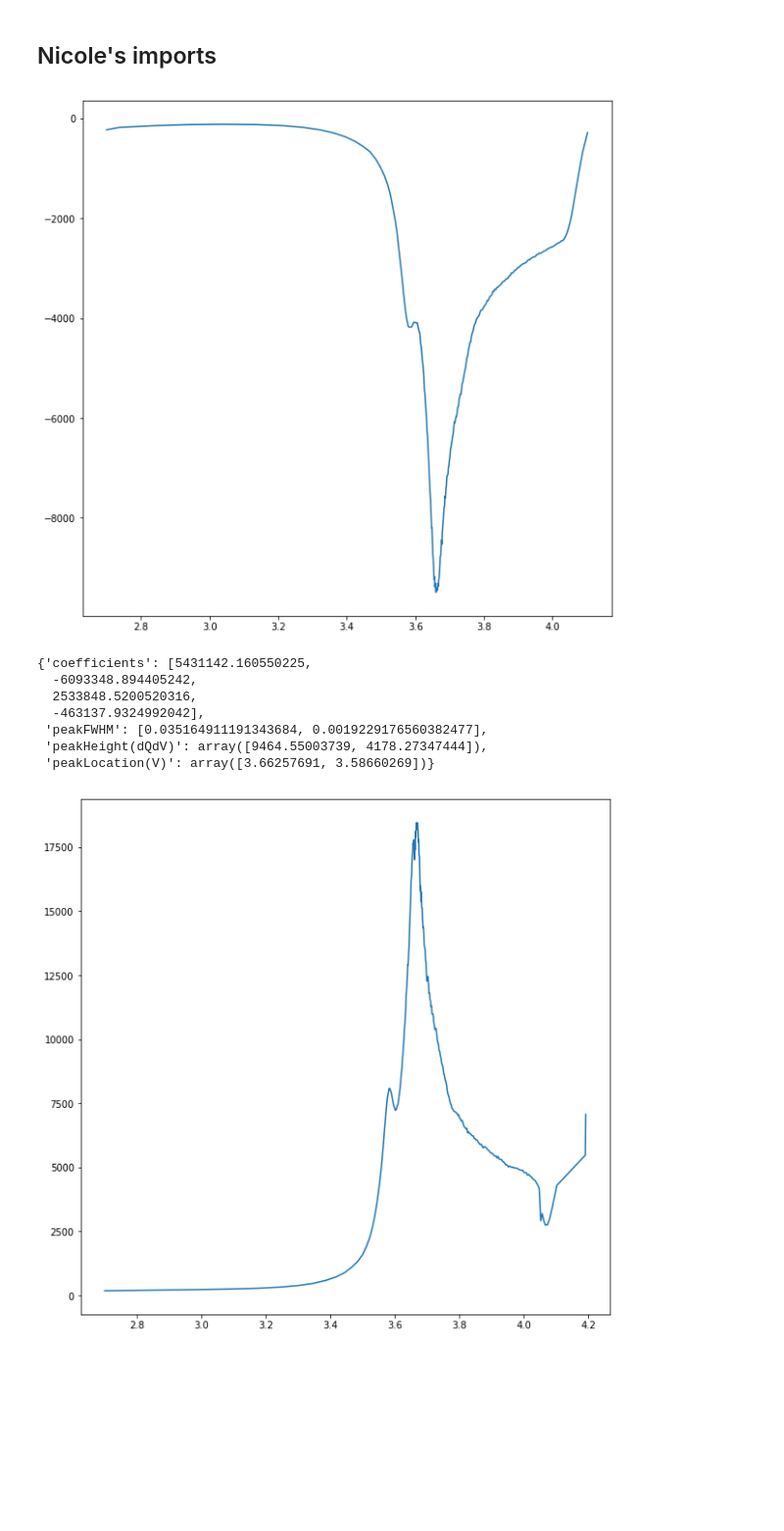
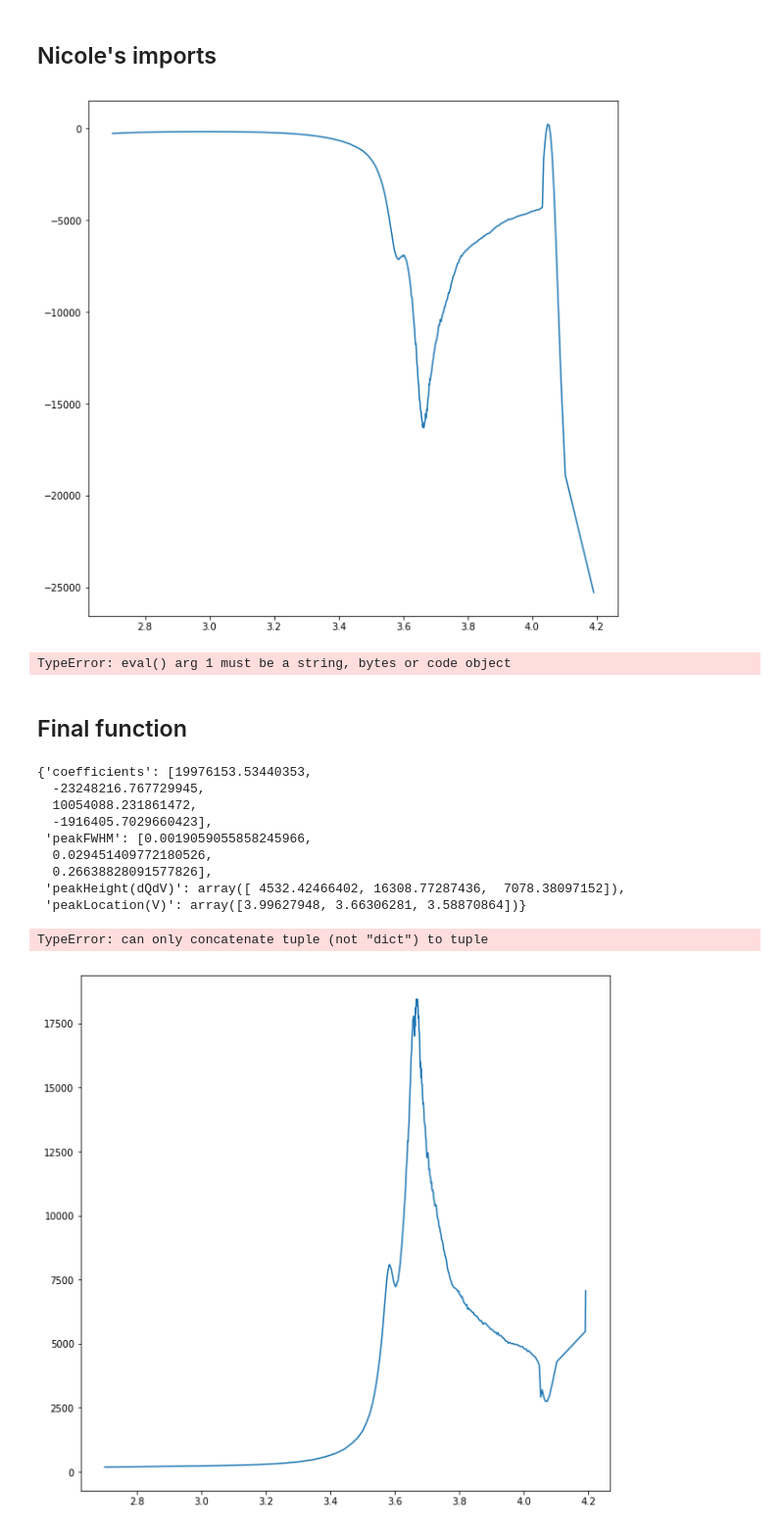
Before and after one commit to nicolet5/DiffCapAnalyzer, a Jupyter notebook: chachies/FittingFunctionDev.ipynb, the cells around one changed output. Shown at 98% size. Saved outputs shown, nothing was run; the diff lists cells and outputs as text; code cells hidden in the pictures; blank space fills up the shorter version.

```diff
--- a/chachies/FittingFunctionDev.ipynb
+++ b/chachies/FittingFunctionDev.ipynb
@@ -25,34 +25,48 @@ from sklearn import mixture
 # %%
 import chachifuncs
 import pandas as pd
 import matplotlib.pyplot as plt
 %matplotlib inline
 
 #chachifuncs.load_sep_cycles('NLT_Test/NLT_TestSource/', 'NLT_Test/NLT_TestSepCycles/')
 # I had to make this first directory (source) just as a small set of the data to test this code on, and then had to make a
 #directory for where I wanted my cycles to be stored in once they were seperated out. This code takes a while to run.
 
-testdf = pd.read_excel('NLT_Test/NLT_TestSource/NLTtestCycle10.xlsx')
+testdf = pd.read_excel('NLT_Test/NLT_TestSepCycle/CS2_33_10_04_10Cycle17.xlsx')
 #just picked a random one out of the separated out cycles
 
 charge, discharge = chachifuncs.clean_calc_sep_smooth(testdf, 25, 3)
 
 fig = plt.figure(figsize=(10, 10), facecolor='w', edgecolor='k')
 myplot = plt.plot(charge['Voltage(V)'], charge['Smoothed_dQ/dV'])
 # %% [output]
-[figure, old version]
+[figure, new version]
+# %%
+eval(charge)
+# %% [output]
+TypeError: eval() arg 1 must be a string, bytes or code object
+# %% [markdown]
+## Final function
 # %%
 import descriptors
 
 descriptors.descriptor_func(charge['Voltage(V)'], charge['Smoothed_dQ/dV'], 'c')
 # %% [output]
-{'coefficients': [5431142.160550225,
-  -6093348.894405242,
-  2533848.5200520316,
-  -463137.9324992042],
- 'peakFWHM': [0.035164911191343684, 0.0019229176560382477],
- 'peakHeight(dQdV)': array([9464.55003739, 4178.27347444]),
- 'peakLocation(V)': array([3.66257691, 3.58660269])}
+{'coefficients': [19976153.53440353,
+  -23248216.767729945,
+  10054088.231861472,
+  -1916405.7029660423],
+ 'peakFWHM': [0.0019059055858245966,
+  0.029451409772180526,
+  0.26638828091577826],
+ 'peakHeight(dQdV)': array([ 4532.42466402, 16308.77287436,  7078.38097152]),
+ 'peakLocation(V)': array([3.99627948, 3.66306281, 3.58870864])}
+# %%
+import descriptors
+
+descriptors.imp_all('NLT_Test/NLT_TestSepCycle/', 'CS2_33_10_04_10Cycle', 21, 3)
+# %% [output]
+TypeError: can only concatenate tuple (not "dict") to tuple
 # %%
 sigx_bot = pd.to_numeric(charge['Voltage(V)']).as_matrix()
 sigy_bot = -pd.to_numeric(charge['Smoothed_dQ/dV']).as_matrix()
```
Also changed, not shown: 1 other file.
